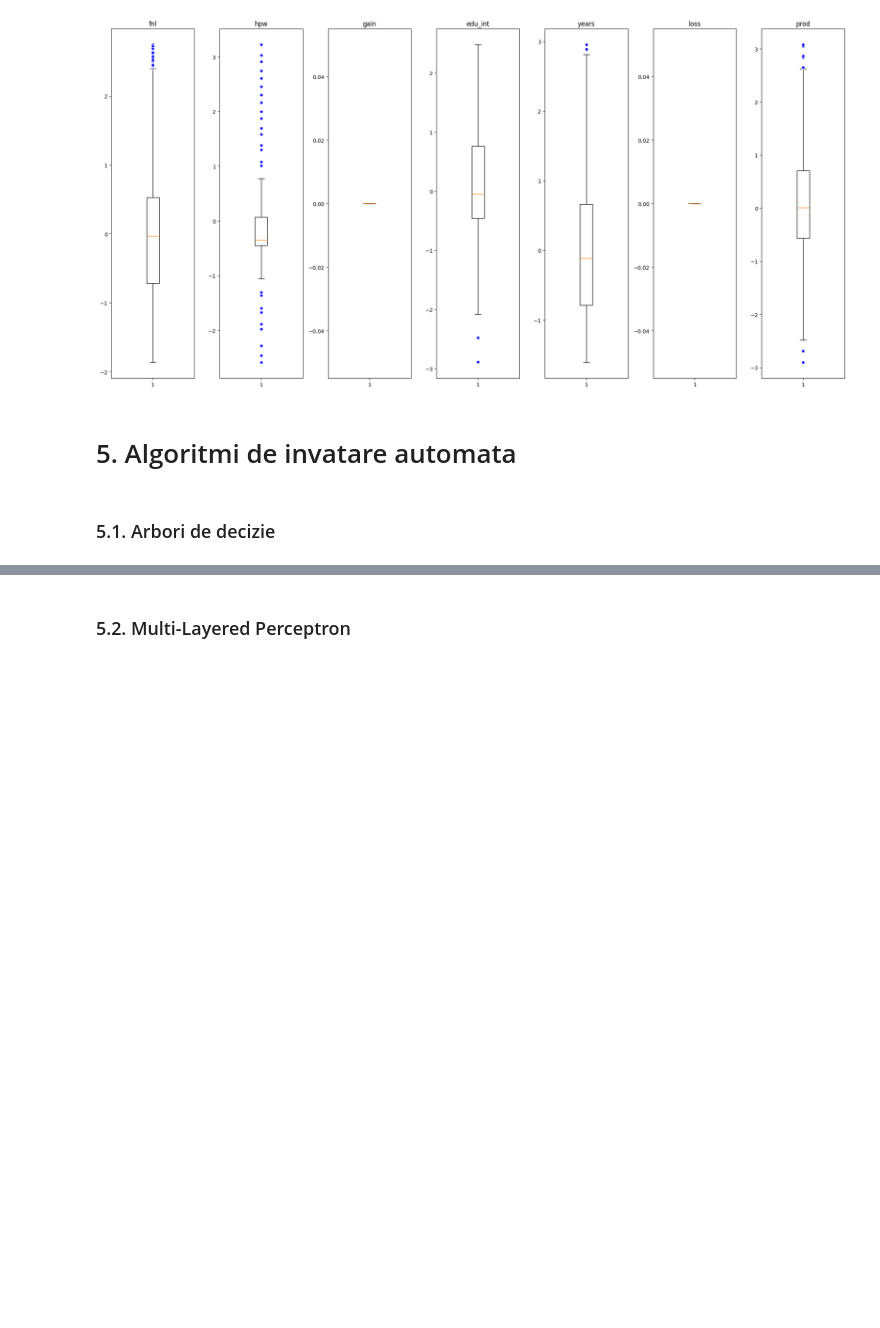
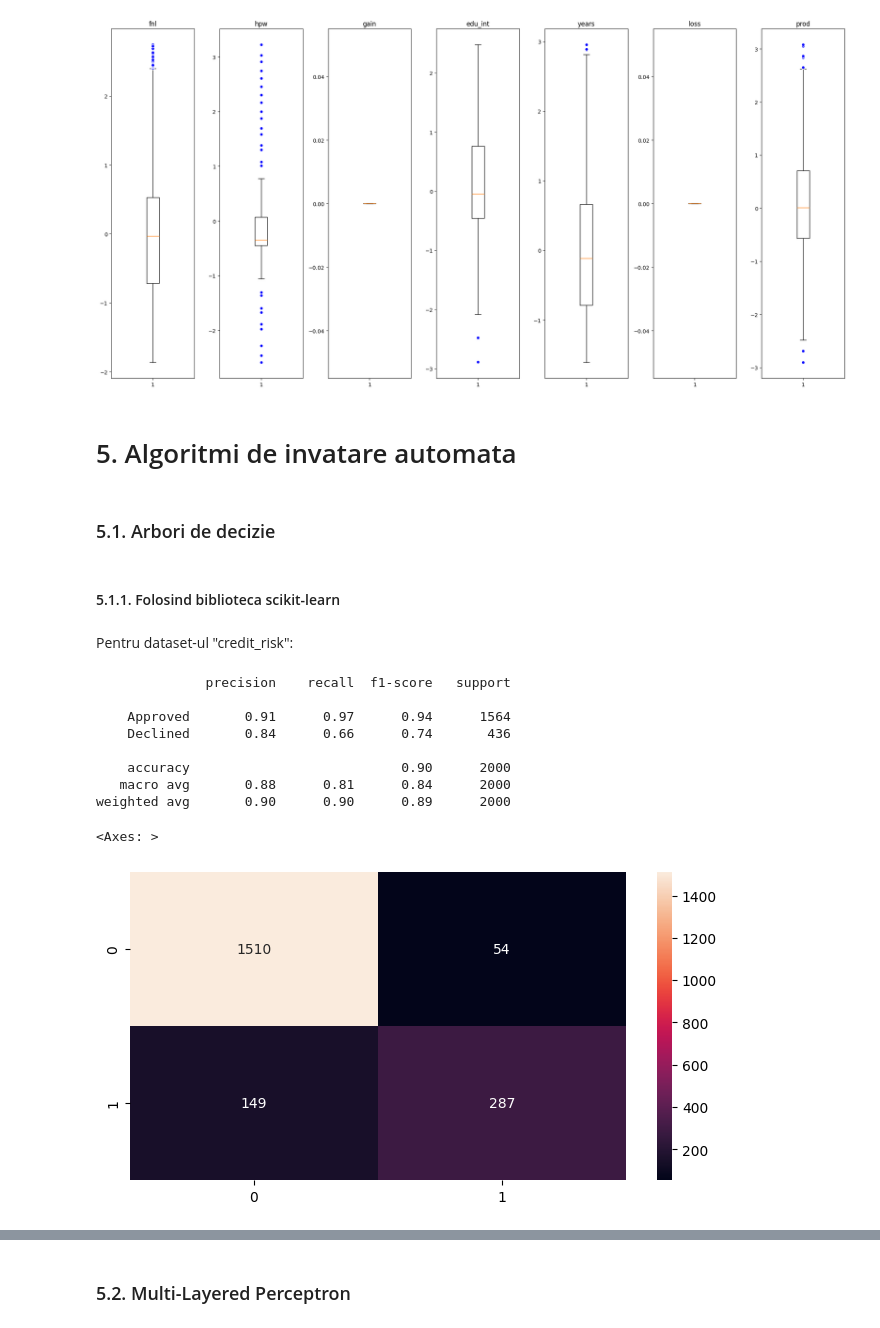
Before and after one commit to AlexLicuriceanu/inteligenta-artificiala, a Jupyter notebook: tema2-ml-aplicat/predictions.ipynb, the cells around one changed output, grey strips where cells are left out. Drawn from its saved outputs; the diff is of its cells as text; code cells hidden in the pictures; blank space fills up the shorter version.

```diff
--- a/tema2-ml-aplicat/predictions.ipynb
+++ b/tema2-ml-aplicat/predictions.ipynb
@@ -506,3 +512,44 @@ memory usage: 1.3+ MB
 # 5. Algoritmi de invatare automata
 # %% [markdown]
 ### 5.1. Arbori de decizie
+# %% [markdown]
+#### 5.1.1. Folosind biblioteca scikit-learn
+# %% [markdown]
+Pentru dataset-ul "credit_risk":
+# %%
+cr_X_train = cr_train_df.drop(columns=['loan_approval_status'])
+cr_y_train = cr_train_df['loan_approval_status']
+
+cr_X_test = cr_test_df.drop(columns=['loan_approval_status'])
+cr_y_test = cr_test_df['loan_approval_status']
+
+categorical_columns = cr_X_train.select_dtypes(exclude=['number']).columns
+
+ordinal_encoder = OrdinalEncoder()
+cr_X_train[categorical_columns] = ordinal_encoder.fit_transform(cr_X_train[categorical_columns])
+cr_X_test[categorical_columns] = ordinal_encoder.transform(cr_X_test[categorical_columns])
+
+cr_dtc = DecisionTreeClassifier(
+    max_depth=100,
+    min_samples_leaf=20,
+    criterion='entropy',
+    random_state=0,
+    ccp_alpha=0.0001)
+
+cr_dtc.fit(cr_X_train, cr_y_train)
+cr_y_pred = cr_dtc.predict(cr_X_test)
+
+print(classification_report(cr_y_test, cr_y_pred))
+plt.figure(figsize=(8, 4))
+sns.heatmap(confusion_matrix(cr_y_test, cr_y_pred), annot=True, fmt='d')
+# %% [output]
+              precision    recall  f1-score   support
+
+    Approved       0.91      0.97      0.94      1564
+    Declined       0.84      0.66      0.74       436
+
+    accuracy                           0.90      2000
+   macro avg       0.88      0.81      0.84      2000
+weighted avg       0.90      0.90      0.89      2000
+<Axes: >
+[figure, added]
```
Also changed, not shown: parts of 22 cells of this notebook, 1 other file.
